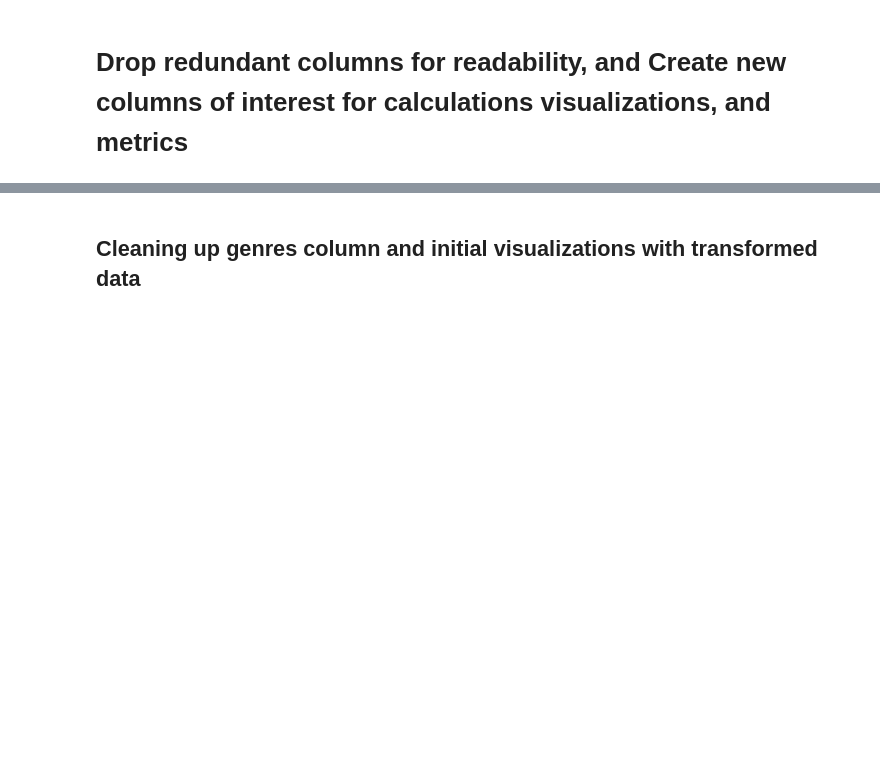
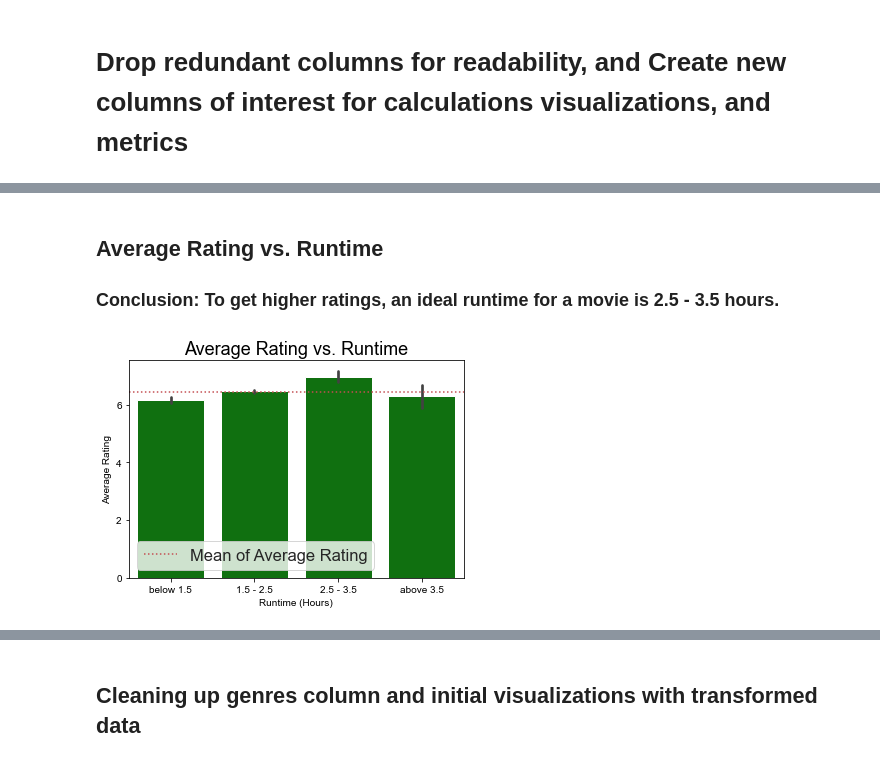
Before and after one commit to jacrivera/AI-Academy-Semester-1-Capstone-Group-5, a Jupyter notebook: Final-Workbook.ipynb, the cells around one changed output, grey strips where cells are left out. Drawn from its saved outputs; the diff is of its cells as text; code cells hidden in the pictures; blank space fills up the shorter version.

```diff
--- a/Final-Workbook.ipynb
+++ b/Final-Workbook.ipynb
@@ -245,0 +250,17 @@ master_df["Profit%"] = ((master_df.Total_Profit)/master_df.production_budget)*10
+# %%
+# creating runtime bins
+binned_df = master_df.copy()
+bins = [90, 150, 210, 270] # bins of under 1.5 hours, 1.5-2.5 hours, 2.5-3.5 hours, 3.5+ hours
+runtime_bins = []
+for index, row in binned_df.iterrows():
+    runtime = row['runtime_minutes']
+    if runtime < bins[0]:
+        runtime_bins.append(0)
+    elif runtime < bins[1]:
+        runtime_bins.append(1)
+    elif runtime < bins[2]:
+        runtime_bins.append(2)
+    else:
+        runtime_bins.append(3)
+binned_df['runtime_bins'] = runtime_bins
+binned_df[binned_df['runtime_bins'] == 0]
@@ -245,0 +282,17 @@ master_df["Profit%"] = ((master_df.Total_Profit)/master_df.production_budget)*10
+# %% [markdown]
+## Average Rating vs. Runtime
+### Conclusion: To get higher ratings, an ideal runtime for a movie is 2.5 - 3.5 hours.
+# %%
+fix, ax = plt.subplots()
+sns.set(rc={"figure.figsize":(10, 7)})
+sns.set_theme(style="whitegrid", font_scale=1.5)
+runtime_df = binned_df[binned_df['runtime_bins'] != 0]
+plot = sns.barplot(data = binned_df, x = 'runtime_bins', y = 'averagerating', color = 'green').set(title = 'Average Rating vs. Runtime')
+ax.set_xticklabels(["below 1.5","1.5 - 2.5","2.5 - 3.5","above 3.5"])
+ax.axhline(y = binned_df['averagerating'].mean(), color='r', linestyle='dotted', label = "Mean of Average Rating")
+ax.legend()
+ax.set_xlabel("Runtime (Hours)")
+ax.set_ylabel("Average Rating")
+plt.show()
+# %% [output]
+[figure, added]
```
Also changed, not shown: parts of 22 cells of this notebook.
